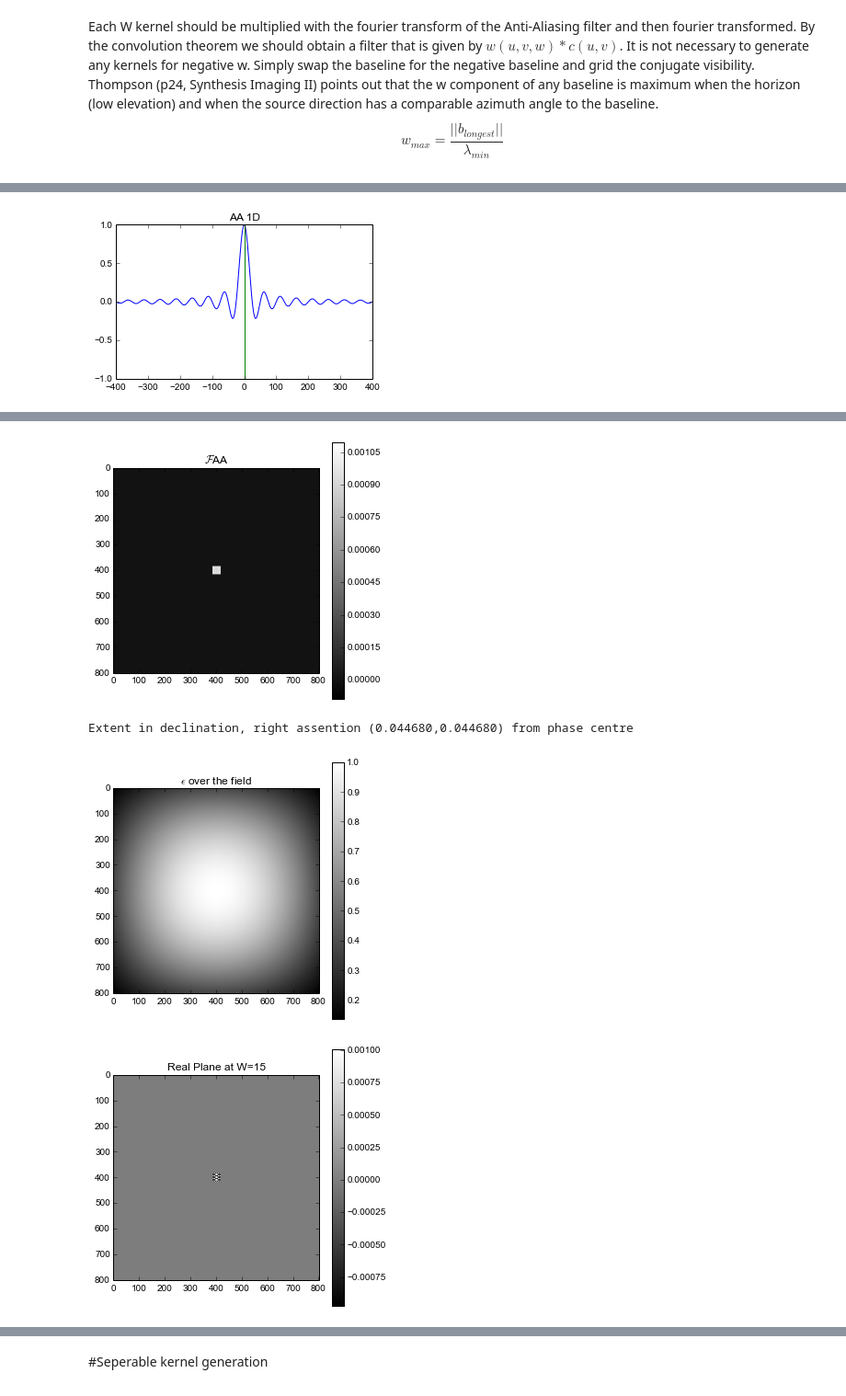
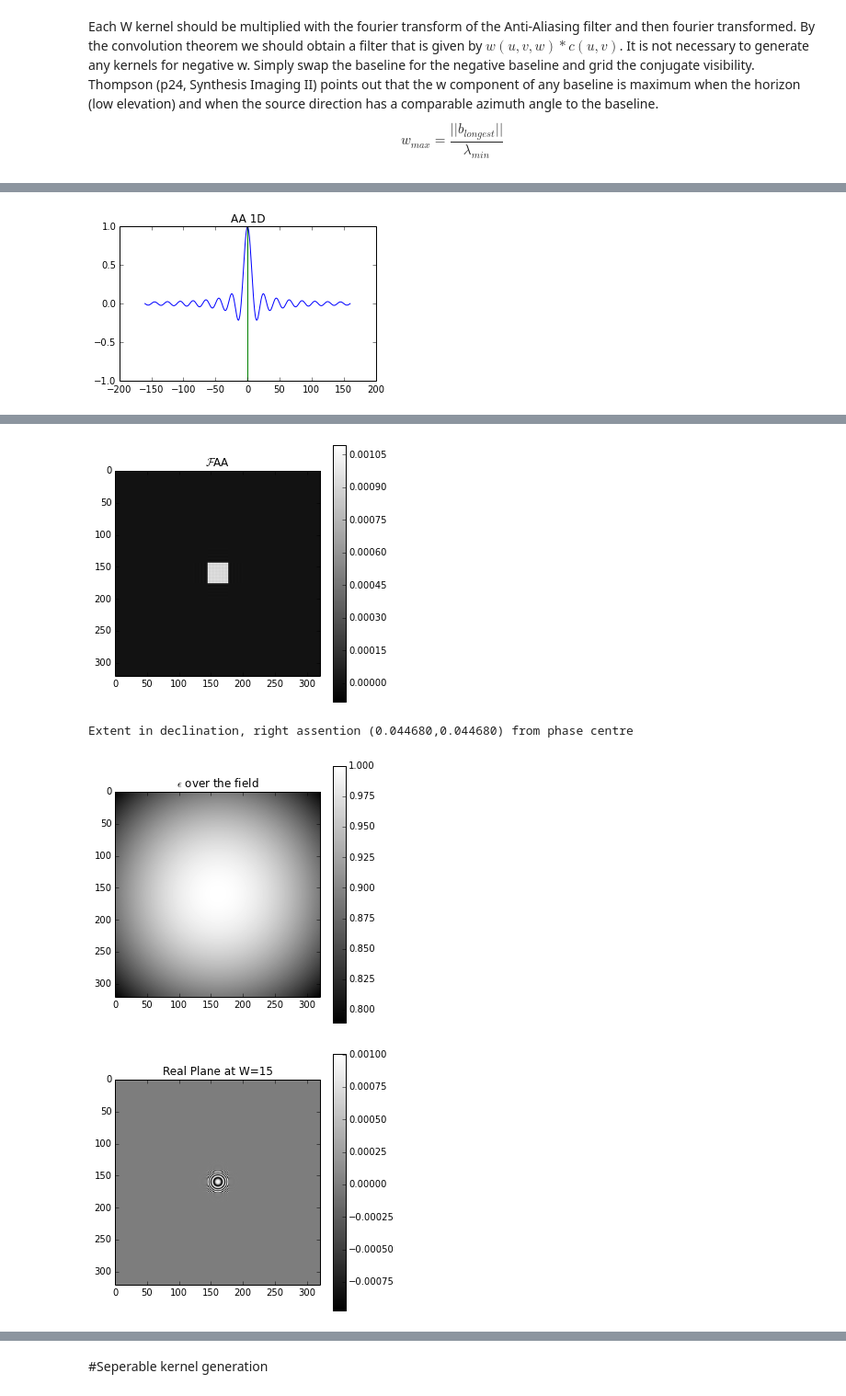
Before and after one commit to ratt-ru/bullseye, a Jupyter notebook: writing_and_wiki/notebooks/Convolution Kernels.ipynb, the cells around one changed output, grey strips where cells are left out. Shown at 92% size. Saved outputs shown, nothing was run; the diff lists cells and outputs as text; code cells hidden in the pictures.

```diff
--- a/writing_and_wiki/notebooks/Convolution Kernels.ipynb
+++ b/writing_and_wiki/notebooks/Convolution Kernels.ipynb
@@ -97,7 +97,7 @@ kernel perameters
 sup = 15
 full_support = (sup) * 2 + 1
 padded_full_support = full_support + 2 #padding by oversample number of samples at both ends
-oversample = 25
+oversample = 10
 convolution_size = padded_full_support + ((padded_full_support - 1) * (oversample - 1)) #filter array dimension size
 convolution_centre = convolution_size // 2
 oversample_image_space = (oversample / (float(convolution_centre)))**-1
@@ -211 +211 @@ Recommended half support region for the kernel in fourier space 268
-[figure, old version]
+[figure, new version]
@@ -213,4 +213,4 @@ Recommended half support region for the kernel in fourier space 268
-[figure, old version]
+[figure, new version]
 Extent in declination, right assention (0.044680,0.044680) from phase centre
-[figure, old version]
+[figure, new version]
-[figure, old version]
+[figure, new version]
```
Also changed, not shown: parts of 8 cells of this notebook.
